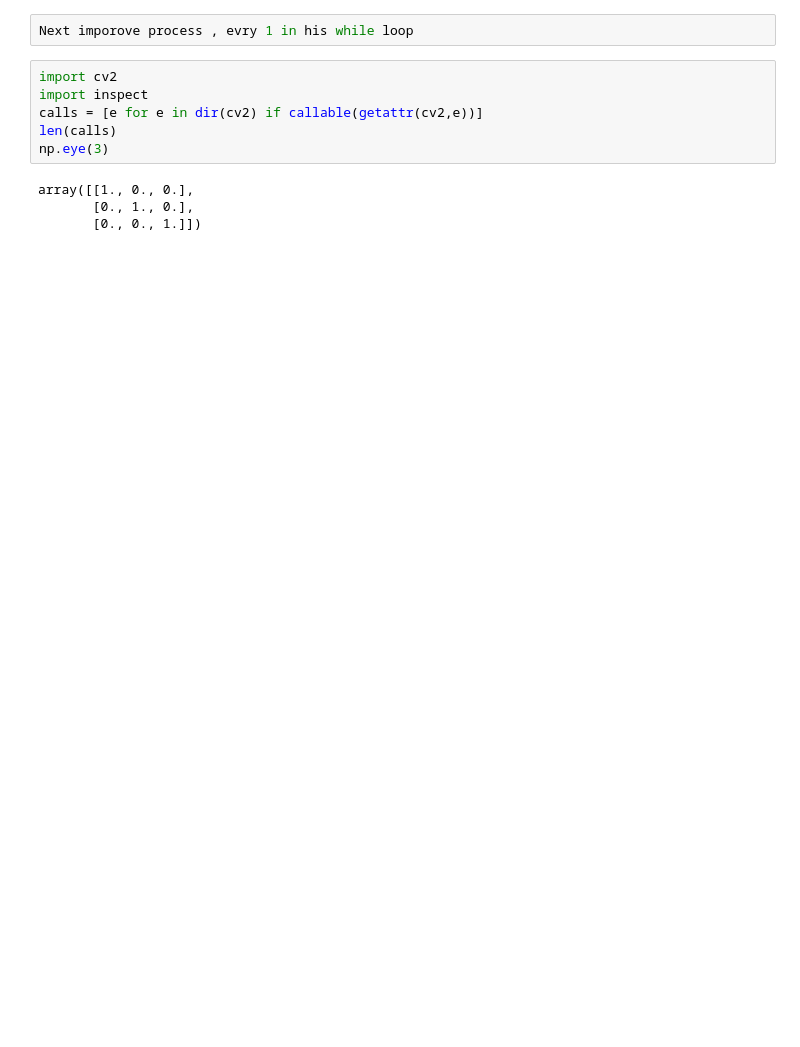
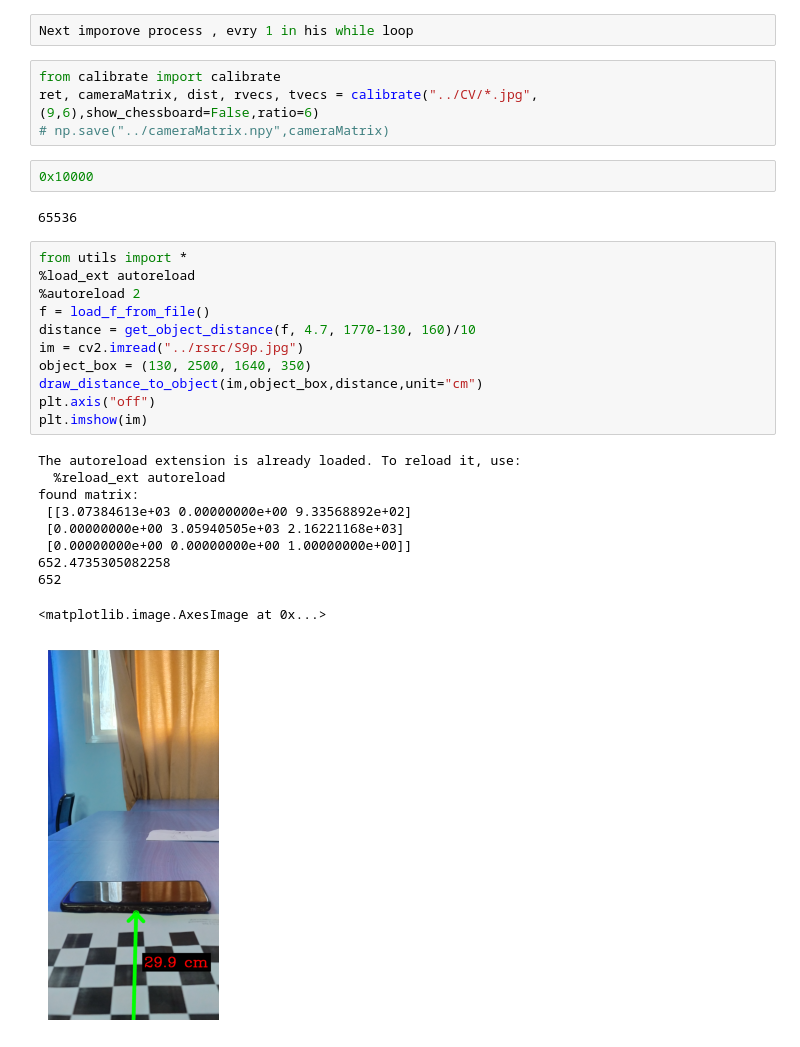
Before and after one commit to n2ak/pfe, a Jupyter notebook: src/edge_detection.ipynb, the cells around one changed output. Saved outputs shown, nothing was run; the diff lists cells and outputs as text; blank space fills up the shorter version.

```diff
--- a/src/edge_detection.ipynb
+++ b/src/edge_detection.ipynb
@@ -57,12 +52,32 @@ True
 # %%
 Next imporove process , evry 1 in his while loop
-# %%
-import cv2
-import inspect
-calls = [e for e in dir(cv2) if callable(getattr(cv2,e))]
-len(calls)
-np.eye(3)
-# %% [output]
-array([[1., 0., 0.],
-       [0., 1., 0.],
-       [0., 0., 1.]])
+# %%
+from calibrate import calibrate
+ret, cameraMatrix, dist, rvecs, tvecs = calibrate("../CV/*.jpg",(9,6),show_chessboard=False,ratio=6)
+# np.save("../cameraMatrix.npy",cameraMatrix)
+# %%
+0x10000
+# %% [output]
+65536
+# %%
+from utils import *
+%load_ext autoreload
+%autoreload 2
+f = load_f_from_file()
+distance = get_object_distance(f, 4.7, 1770-130, 160)/10
+im = cv2.imread("../rsrc/S9p.jpg")
+object_box = (130, 2500, 1640, 350)
+draw_distance_to_object(im,object_box,distance,unit="cm")
+plt.axis("off")
+plt.imshow(im)
+# %% [output]
+The autoreload extension is already loaded. To reload it, use:
+  %reload_ext autoreload
+found matrix:
+ [[3.07384613e+03 0.00000000e+00 9.33568892e+02]
+ [0.00000000e+00 3.05940505e+03 2.16221168e+03]
+ [0.00000000e+00 0.00000000e+00 1.00000000e+00]]
+652.4735305082258
+652
+<matplotlib.image.AxesImage at 0x...>
+[figure, added]
```
Also changed, not shown: parts of 5 cells of this notebook, 13 other files.
